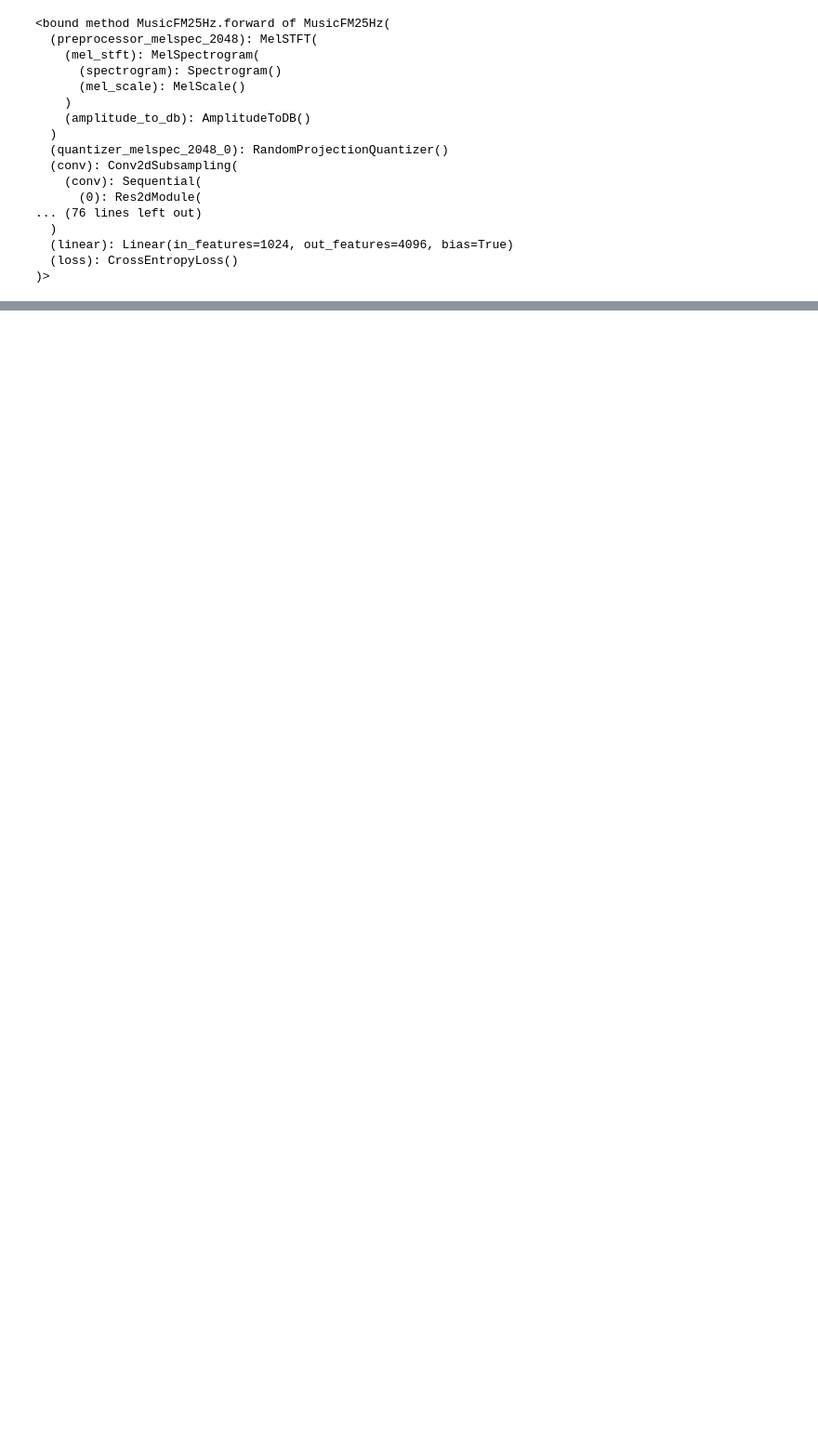
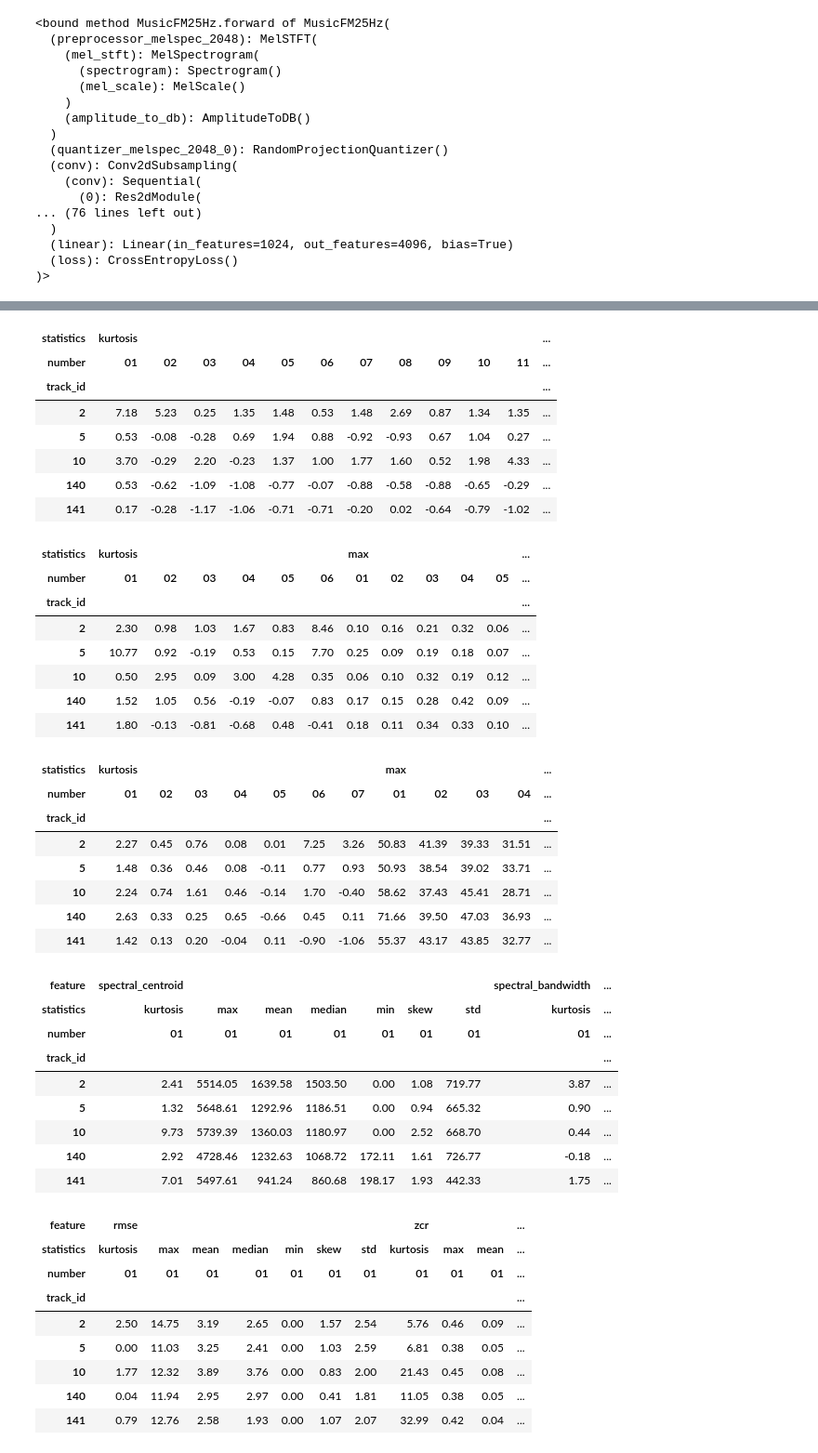
Before and after one commit to BercedoSaborido-Rodrigo/musicfm, a Jupyter notebook: Musicfm_tests.ipynb, the cells around one changed output, grey strips where cells are left out. Shown at 93% size. Saved outputs shown, nothing was run; the diff lists cells and outputs as text; code cells hidden in the pictures; blank space fills up the shorter version.

```diff
--- a/Musicfm_tests.ipynb
+++ b/Musicfm_tests.ipynb
@@ -190,0 +223,3 @@ print(musicfm.forward)
+# %%
+small_features=features[tracks['set', 'subset'] <= 'small']
+print(small_features.shape)
@@ -190,0 +237,9 @@ print(musicfm.forward)
+# %%
+##features
+print('{1} features for {0} tracks'.format(*features.shape))
+columns = ['mfcc', 'chroma_cens', 'tonnetz', 'spectral_contrast']
+columns.append(['spectral_centroid', 'spectral_bandwidth', 'spectral_rolloff'])
+columns.append(['rmse', 'zcr'])
+for column in columns:
+    ipd.display(small_features[column].head().style.format('{:.2f}'))
+# %% [output]
@@ -190,0 +255,42 @@ print(musicfm.forward)
+| statistics | kurtosis |  |  |  |  |  |  |  |  |  |  | ... |
+| number | 01 | 02 | 03 | 04 | 05 | 06 | 07 | 08 | 09 | 10 | 11 | ... |
+| track_id |  |  |  |  |  |  |  |  |  |  |  | ... |
+| 2 | 7.18 | 5.23 | 0.25 | 1.35 | 1.48 | 0.53 | 1.48 | 2.69 | 0.87 | 1.34 | 1.35 | ... |
+| 5 | 0.53 | -0.08 | -0.28 | 0.69 | 1.94 | 0.88 | -0.92 | -0.93 | 0.67 | 1.04 | 0.27 | ... |
+| 10 | 3.70 | -0.29 | 2.20 | -0.23 | 1.37 | 1.00 | 1.77 | 1.60 | 0.52 | 1.98 | 4.33 | ... |
+| 140 | 0.53 | -0.62 | -1.09 | -1.08 | -0.77 | -0.07 | -0.88 | -0.58 | -0.88 | -0.65 | -0.29 | ... |
+| 141 | 0.17 | -0.28 | -1.17 | -1.06 | -0.71 | -0.71 | -0.20 | 0.02 | -0.64 | -0.79 | -1.02 | ... |
+| statistics | kurtosis |  |  |  |  |  | max |  |  |  |  | ... |
+| number | 01 | 02 | 03 | 04 | 05 | 06 | 01 | 02 | 03 | 04 | 05 | ... |
+| track_id |  |  |  |  |  |  |  |  |  |  |  | ... |
+| 2 | 2.30 | 0.98 | 1.03 | 1.67 | 0.83 | 8.46 | 0.10 | 0.16 | 0.21 | 0.32 | 0.06 | ... |
+| 5 | 10.77 | 0.92 | -0.19 | 0.53 | 0.15 | 7.70 | 0.25 | 0.09 | 0.19 | 0.18 | 0.07 | ... |
+| 10 | 0.50 | 2.95 | 0.09 | 3.00 | 4.28 | 0.35 | 0.06 | 0.10 | 0.32 | 0.19 | 0.12 | ... |
+| 140 | 1.52 | 1.05 | 0.56 | -0.19 | -0.07 | 0.83 | 0.17 | 0.15 | 0.28 | 0.42 | 0.09 | ... |
+| 141 | 1.80 | -0.13 | -0.81 | -0.68 | 0.48 | -0.41 | 0.18 | 0.11 | 0.34 | 0.33 | 0.10 | ... |
+| statistics | kurtosis |  |  |  |  |  |  | max |  |  |  | ... |
+| number | 01 | 02 | 03 | 04 | 05 | 06 | 07 | 01 | 02 | 03 | 04 | ... |
+| track_id |  |  |  |  |  |  |  |  |  |  |  | ... |
+| 2 | 2.27 | 0.45 | 0.76 | 0.08 | 0.01 | 7.25 | 3.26 | 50.83 | 41.39 | 39.33 | 31.51 | ... |
+| 5 | 1.48 | 0.36 | 0.46 | 0.08 | -0.11 | 0.77 | 0.93 | 50.93 | 38.54 | 39.02 | 33.71 | ... |
+| 10 | 2.24 | 0.74 | 1.61 | 0.46 | -0.14 | 1.70 | -0.40 | 58.62 | 37.43 | 45.41 | 28.71 | ... |
+| 140 | 2.63 | 0.33 | 0.25 | 0.65 | -0.66 | 0.45 | 0.11 | 71.66 | 39.50 | 47.03 | 36.93 | ... |
+| 141 | 1.42 | 0.13 | 0.20 | -0.04 | 0.11 | -0.90 | -1.06 | 55.37 | 43.17 | 43.85 | 32.77 | ... |
+| feature | spectral_centroid |  |  |  |  |  |  | spectral_bandwidth | ... |
+| statistics | kurtosis | max | mean | median | min | skew | std | kurtosis | ... |
+| number | 01 | 01 | 01 | 01 | 01 | 01 | 01 | 01 | ... |
+| track_id |  |  |  |  |  |  |  |  | ... |
+| 2 | 2.41 | 5514.05 | 1639.58 | 1503.50 | 0.00 | 1.08 | 719.77 | 3.87 | ... |
+| 5 | 1.32 | 5648.61 | 1292.96 | 1186.51 | 0.00 | 0.94 | 665.32 | 0.90 | ... |
+| 10 | 9.73 | 5739.39 | 1360.03 | 1180.97 | 0.00 | 2.52 | 668.70 | 0.44 | ... |
+| 140 | 2.92 | 4728.46 | 1232.63 | 1068.72 | 172.11 | 1.61 | 726.77 | -0.18 | ... |
+| 141 | 7.01 | 5497.61 | 941.24 | 860.68 | 198.17 | 1.93 | 442.33 | 1.75 | ... |
+| feature | rmse |  |  |  |  |  |  | zcr |  |  | ... |
+| statistics | kurtosis | max | mean | median | min | skew | std | kurtosis | max | mean | ... |
+| number | 01 | 01 | 01 | 01 | 01 | 01 | 01 | 01 | 01 | 01 | ... |
+| track_id |  |  |  |  |  |  |  |  |  |  | ... |
+| 2 | 2.50 | 14.75 | 3.19 | 2.65 | 0.00 | 1.57 | 2.54 | 5.76 | 0.46 | 0.09 | ... |
+| 5 | 0.00 | 11.03 | 3.25 | 2.41 | 0.00 | 1.03 | 2.59 | 6.81 | 0.38 | 0.05 | ... |
+| 10 | 1.77 | 12.32 | 3.89 | 3.76 | 0.00 | 0.83 | 2.00 | 21.43 | 0.45 | 0.08 | ... |
+| 140 | 0.04 | 11.94 | 2.95 | 2.97 | 0.00 | 0.41 | 1.81 | 11.05 | 0.38 | 0.05 | ... |
+| 141 | 0.79 | 12.76 | 2.58 | 1.93 | 0.00 | 1.07 | 2.07 | 32.99 | 0.42 | 0.04 | ... |
```
Also changed, not shown: parts of 54 cells of this notebook.
